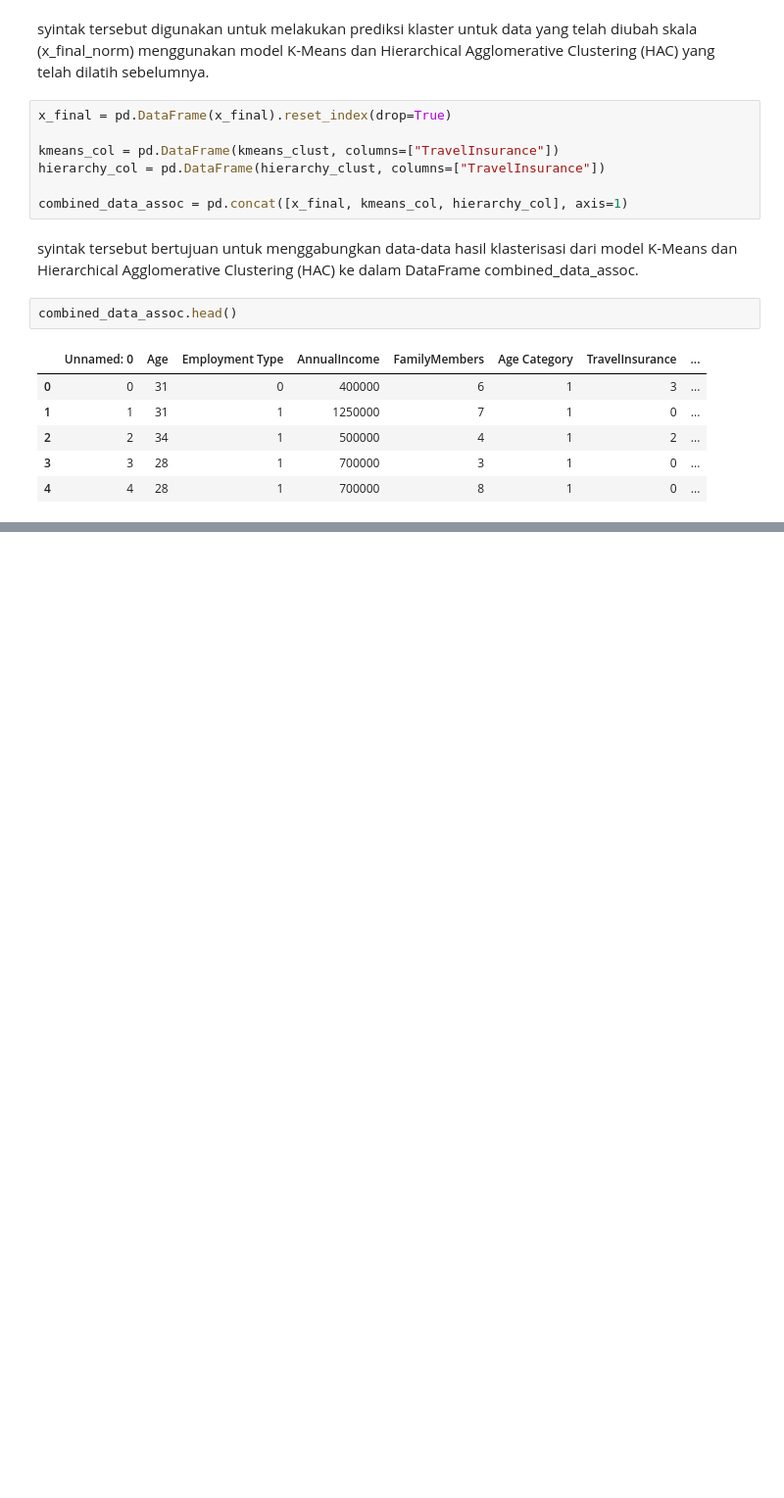
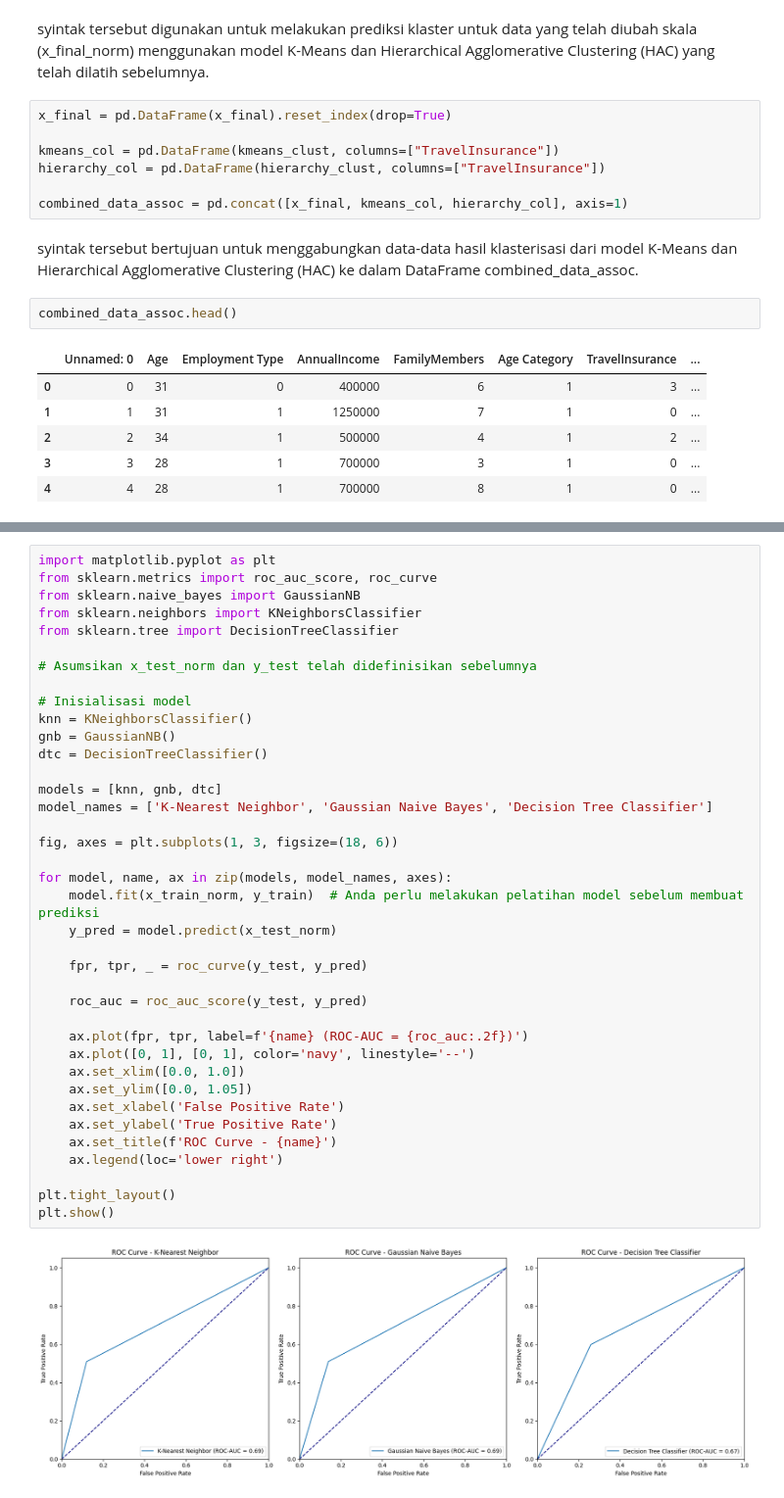
Before and after one commit to aliefAdityaa/Muhammad-Alief-Aditya-2, a Jupyter notebook: Praktikum_DATA_MINING.ipynb, the cells around one changed output, grey strips where cells are left out. Shown at 98% size. Saved outputs shown, nothing was run; the diff lists cells and outputs as text; blank space fills up the shorter version.

```diff
--- a/Praktikum_DATA_MINING.ipynb
+++ b/Praktikum_DATA_MINING.ipynb
@@ -843,0 +957,40 @@ combined_data_assoc.head()
+# %%
+import matplotlib.pyplot as plt
+from sklearn.metrics import roc_auc_score, roc_curve
+from sklearn.naive_bayes import GaussianNB
+from sklearn.neighbors import KNeighborsClassifier
+from sklearn.tree import DecisionTreeClassifier
+
+# Asumsikan x_test_norm dan y_test telah didefinisikan sebelumnya
+
+# Inisialisasi model
+knn = KNeighborsClassifier()
+gnb = GaussianNB()
+dtc = DecisionTreeClassifier()
+
+models = [knn, gnb, dtc]
+model_names = ['K-Nearest Neighbor', 'Gaussian Naive Bayes', 'Decision Tree Classifier']
+
+fig, axes = plt.subplots(1, 3, figsize=(18, 6))
+
+for model, name, ax in zip(models, model_names, axes):
+    model.fit(x_train_norm, y_train)  # Anda perlu melakukan pelatihan model sebelum membuat prediksi
+    y_pred = model.predict(x_test_norm)
+
+    fpr, tpr, _ = roc_curve(y_test, y_pred)
+
+    roc_auc = roc_auc_score(y_test, y_pred)
+
+    ax.plot(fpr, tpr, label=f'{name} (ROC-AUC = {roc_auc:.2f})')
+    ax.plot([0, 1], [0, 1], color='navy', linestyle='--')
+    ax.set_xlim([0.0, 1.0])
+    ax.set_ylim([0.0, 1.05])
+    ax.set_xlabel('False Positive Rate')
+    ax.set_ylabel('True Positive Rate')
+    ax.set_title(f'ROC Curve - {name}')
+    ax.legend(loc='lower right')
+
+plt.tight_layout()
+plt.show()
+# %% [output]
+[figure, added]
```
Also changed, not shown: parts of 14 cells of this notebook.
